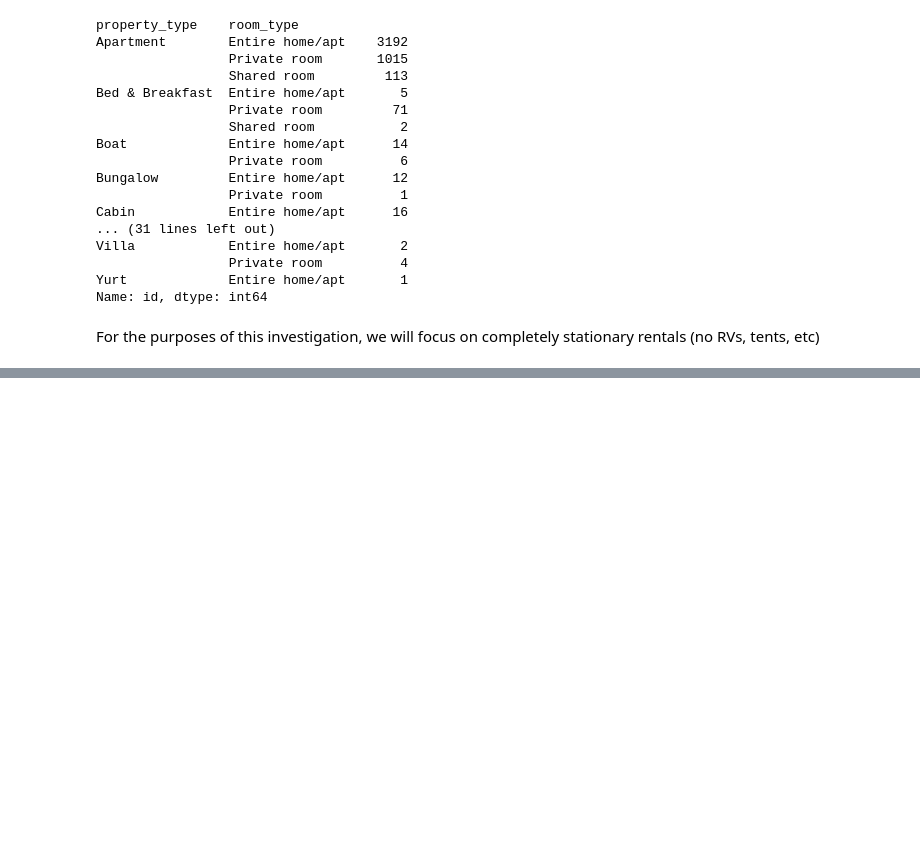
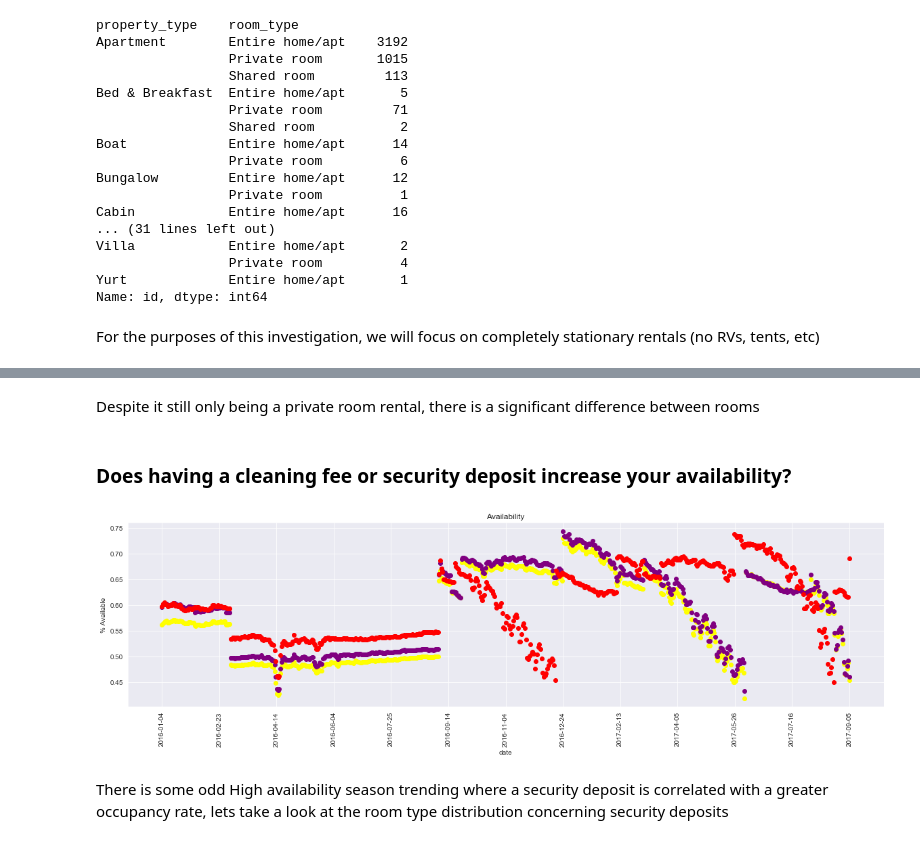
Before and after one commit to cory-walker/Airbnb, a Jupyter notebook: airbnb_data_investigation.ipynb, the cells around one changed output, grey strips where cells are left out. Drawn from its saved outputs; the diff is of its cells as text; code cells hidden in the pictures; blank space fills up the shorter version.

```diff
--- a/airbnb_data_investigation.ipynb
+++ b/airbnb_data_investigation.ipynb
@@ -90,0 +184,23 @@ memory usage: 2.1+ MB
+# %% [markdown]
+Despite it still only being a private room rental, there is a significant difference between rooms
+# %% [markdown]
+### Does having a cleaning fee or security deposit increase your availability?
+# %%
+# Generate an availability graph using only stationary properties
+d0 = dfj['date'].min()
+d1 = dfj['date'].max()
+delta = (d1 - d0) / 12
+plt.figure(figsize=(20,5))
+plt.plot_date(dfj['date'].unique(), dfj.groupby(['date']).mean()['available_t'], color='yellow')
+plt.plot_date(dfj[dfj['cleaning_fee']!=0]['date'].unique(), dfj[dfj['cleaning_fee']!=0].groupby(['date']).mean()['available_t'], color='purple')
+plt.plot_date(dfj[dfj['security_deposit']!=0]['date'].unique(), dfj[dfj['security_deposit']!=0].groupby(['date']).mean()['available_t'], color='red')
+plt.title('Availability')
+plt.ylabel('% Available')
+plt.xlabel('date')
+plt.xticks(np.arange(d0, d1 + delta, step=delta), rotation=90)
+
+plt.show();
+# %% [output]
+[figure, added]
+# %% [markdown]
+There is some odd High availability season trending where a security deposit is correlated with a greater occupancy rate, lets take a look at the room type distribution concerning security deposits
```
Also changed, not shown: parts of 11 cells of this notebook.
